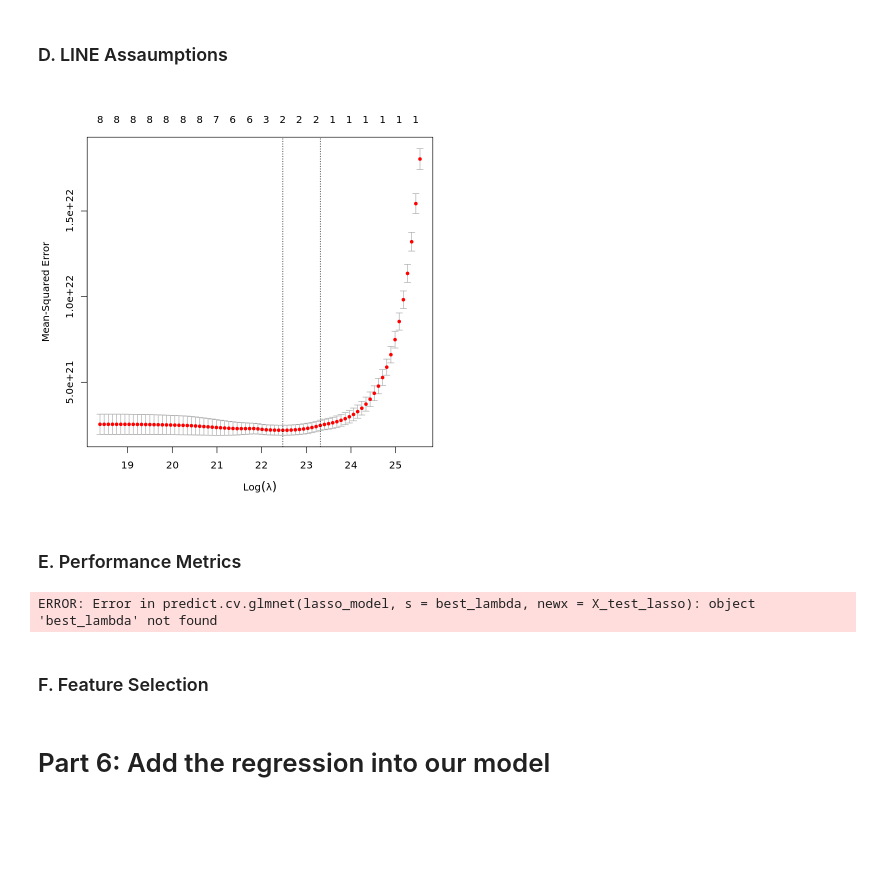
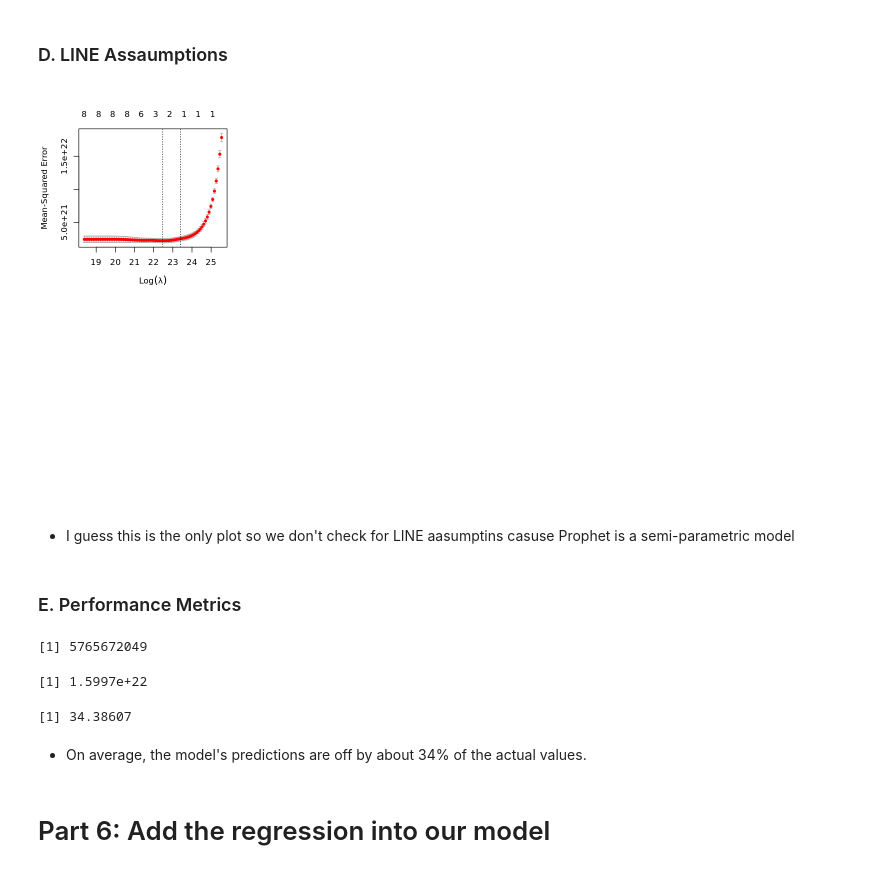
Before and after one commit to nzarama-kouadio/DUKE_MIDS_QFC_Final_Project, a Jupyter notebook: model_prediction/prophet_model.ipynb, the cells around one changed output. Drawn from its saved outputs; the diff is of its cells as text; code cells hidden in the pictures; blank space fills up the shorter version.

Commit message:
doing prophet with regressors

```diff
--- a/model_prediction/prophet_model.ipynb
+++ b/model_prediction/prophet_model.ipynb
@@ -640,18 +619,27 @@ GDP_growth_rate                     .
 - Lasso revealed that only unemployment rate and GDP are useful here.
 # %% [markdown]
 ### D. LINE Assaumptions
-# %%
-plot(lasso_model)
-# %% [output]
-[figure, removed]
+# %%
+par(mfrow = c(2,2))
+plot(lasso_model)
+# %% [output]
+[figure, added]
+# %% [markdown]
+- I guess this is the only plot so we don't check for LINE aasumptins casuse Prophet is a semi-parametric model
 # %% [markdown]
 ### E. Performance Metrics
+# %%
+# Extract best lambda values
+best_lambda <- lasso_model$lambda.min  # Lambda that gives minimum cross-validation error
+best_lambda
+# %% [output]
+[1] 5765672049
 # %%
 # Predict on testing data
 lasso_predictions <- predict(lasso_model, s = best_lambda, newx = X_test_lasso)
 
 # Evaluate performance (e.g., Mean Squared Error)
-mse <- mean((y_test_lasso - lasso_predictions)^2)
-print(mse)
+MSE <- mean((y_test_lasso - lasso_predictions)^2)
+print(MSE)
 # %% [output]
-ERROR: Error in predict.cv.glmnet(lasso_model, s = best_lambda, newx = X_test_lasso): object 'best_lambda' not found
+[1] 1.5997e+22
@@ -665,4 +646,11 @@ print(mse)
-# %% [markdown]
-### F. Feature Selection
+# %%
+
+# Evaluate performance MAPE
+MAPE <- mean(abs(y_test_lasso - lasso_predictions)/y_test_lasso)*100
+print(MAPE)
+# %% [output]
+[1] 34.38607
+# %% [markdown]
+- On average, the model's predictions are off by about 34% of the actual values.
 # %% [markdown]
 # Part 6: Add the regression into our model
```
Also changed, not shown: parts of 12 cells of this notebook.
